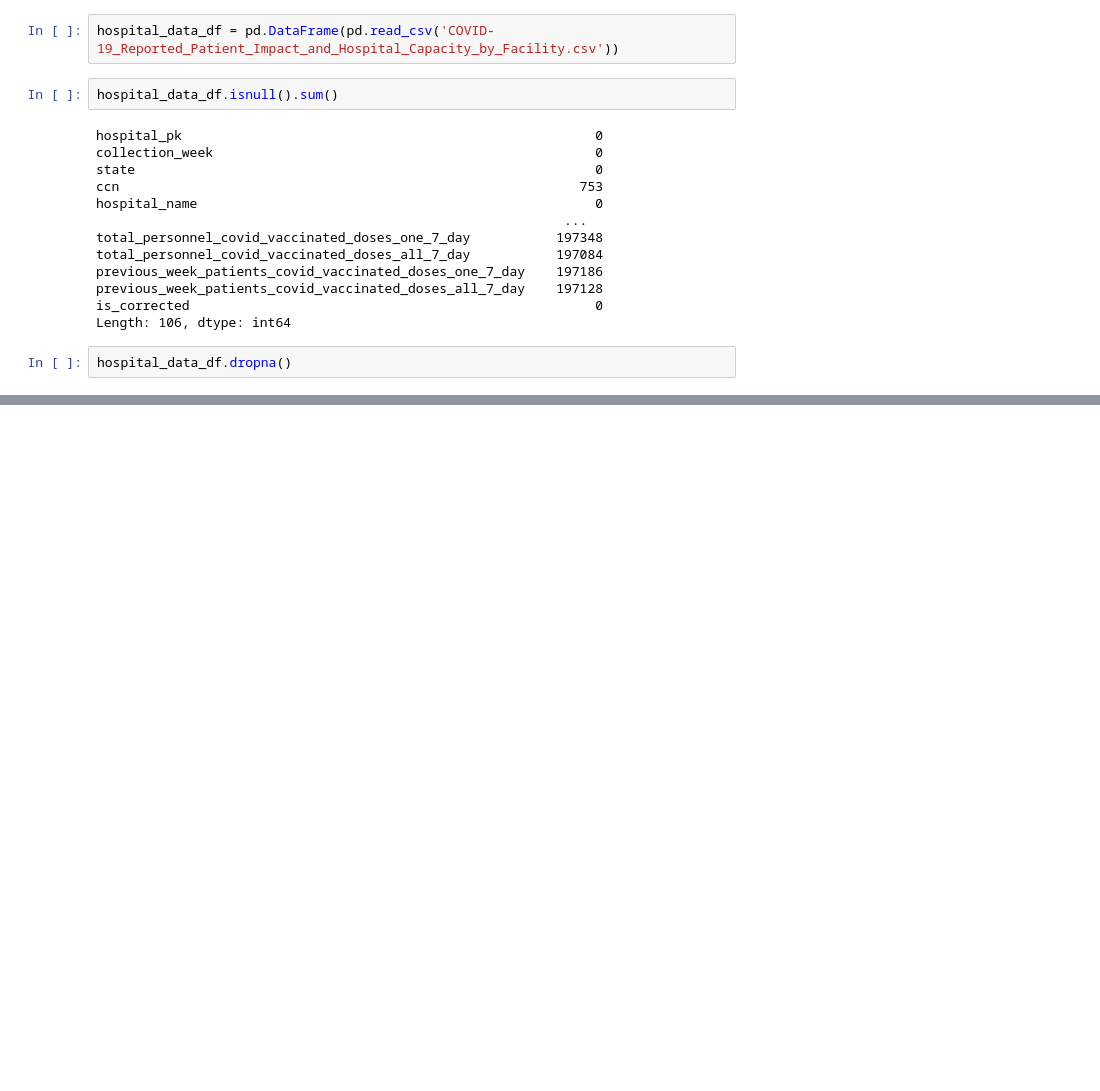
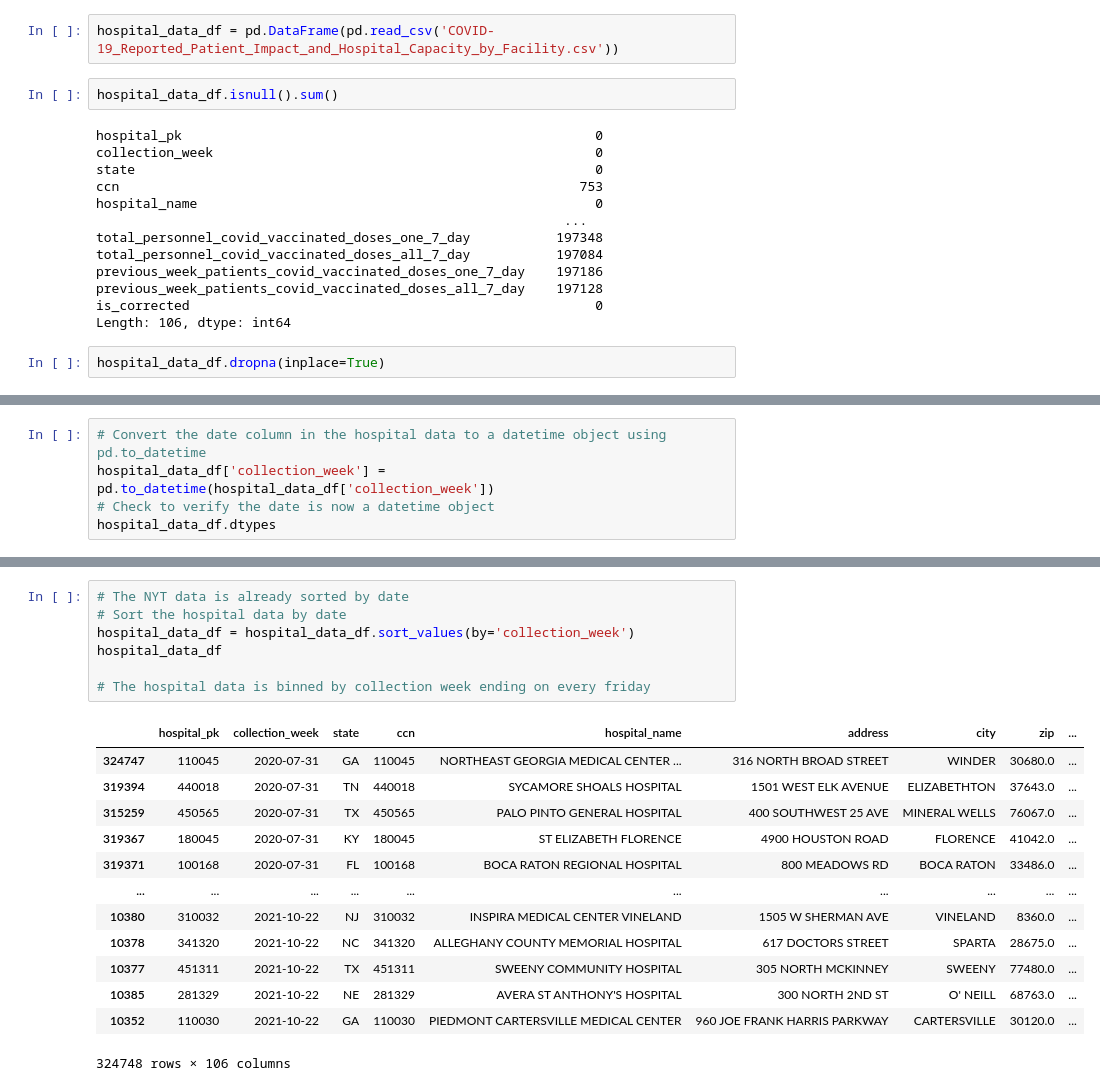
Before and after one commit to philippekerstens/Group-3, a Jupyter notebook: data_exploration.ipynb, the cells around one changed output, grey strips where cells are left out. Cells and saved outputs as stored; diff of their text form; blank space fills up the shorter version.

Commit message:
cleaned data sets

```diff
--- a/data_exploration.ipynb
+++ b/data_exploration.ipynb
@@ -301,4 +301,4 @@ previous_week_patients_covid_vaccinated_doses_all_7_day    197128
 is_corrected                                                    0
 Length: 106, dtype: int64
 # %%
-hospital_data_df.dropna()
+hospital_data_df.dropna(inplace=True)
@@ -320,0 +342,5 @@ hospital_data_df.dropna()
+# %%
+# Convert the date column in the hospital data to a datetime object using pd.to_datetime
+hospital_data_df['collection_week'] = pd.to_datetime(hospital_data_df['collection_week'])
+# Check to verify the date is now a datetime object
+hospital_data_df.dtypes
@@ -320,0 +360,21 @@ hospital_data_df.dropna()
+# %%
+# The NYT data is already sorted by date
+# Sort the hospital data by date
+hospital_data_df = hospital_data_df.sort_values(by='collection_week')
+hospital_data_df
+
+# The hospital data is binned by collection week ending on every friday
+# %% [output]
+|  | hospital_pk | collection_week | state | ccn | hospital_name | address | city | zip | ... |
+| 324747 | 110045 | 2020-07-31 | GA | 110045 | NORTHEAST GEORGIA MEDICAL CENTER ... | 316 NORTH BROAD STREET | WINDER | 30680.0 | ... |
+| 319394 | 440018 | 2020-07-31 | TN | 440018 | SYCAMORE SHOALS HOSPITAL | 1501 WEST ELK AVENUE | ELIZABETHTON | 37643.0 | ... |
+| 315259 | 450565 | 2020-07-31 | TX | 450565 | PALO PINTO GENERAL HOSPITAL | 400 SOUTHWEST 25 AVE | MINERAL WELLS | 76067.0 | ... |
+| 319367 | 180045 | 2020-07-31 | KY | 180045 | ST ELIZABETH FLORENCE | 4900 HOUSTON ROAD | FLORENCE | 41042.0 | ... |
+| 319371 | 100168 | 2020-07-31 | FL | 100168 | BOCA RATON REGIONAL HOSPITAL | 800 MEADOWS RD | BOCA RATON | 33486.0 | ... |
+| ... | ... | ... | ... | ... | ... | ... | ... | ... | ... |
+| 10380 | 310032 | 2021-10-22 | NJ | 310032 | INSPIRA MEDICAL CENTER VINELAND | 1505 W SHERMAN AVE | VINELAND | 8360.0 | ... |
+| 10378 | 341320 | 2021-10-22 | NC | 341320 | ALLEGHANY COUNTY MEMORIAL HOSPITAL | 617 DOCTORS STREET | SPARTA | 28675.0 | ... |
+| 10377 | 451311 | 2021-10-22 | TX | 451311 | SWEENY COMMUNITY HOSPITAL | 305 NORTH MCKINNEY | SWEENY | 77480.0 | ... |
+| 10385 | 281329 | 2021-10-22 | NE | 281329 | AVERA ST ANTHONY'S HOSPITAL | 300 NORTH 2ND ST | O' NEILL | 68763.0 | ... |
+| 10352 | 110030 | 2021-10-22 | GA | 110030 | PIEDMONT CARTERSVILLE MEDICAL CENTER | 960 JOE FRANK HARRIS PARKWAY | CARTERSVILLE | 30120.0 | ... |
+324748 rows × 106 columns
```
Also changed, not shown: parts of 11 cells of this notebook.
